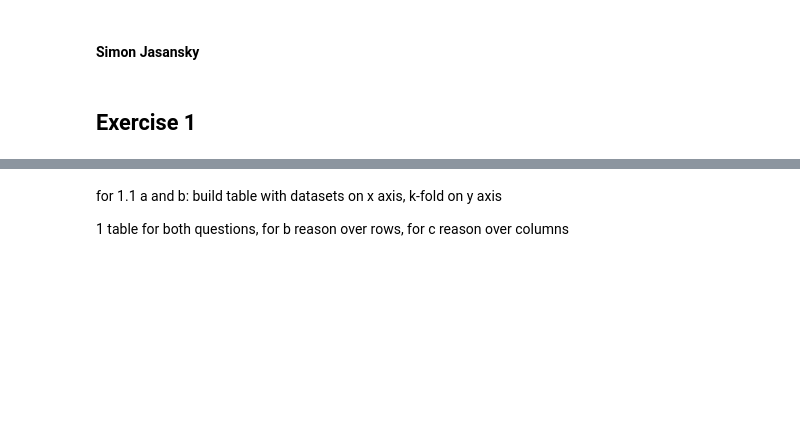
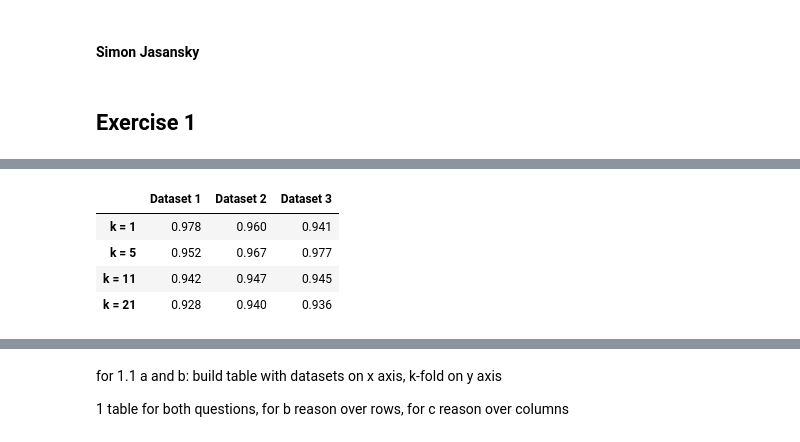
Before and after one commit to SimonJasansky/data_mining, a Jupyter notebook: assignment_2.ipynb, the cells around one changed output, grey strips where cells are left out. Drawn from its saved outputs; the diff is of its cells as text; code cells hidden in the pictures; blank space fills up the shorter version.

```diff
--- a/assignment_2.ipynb
+++ b/assignment_2.ipynb
@@ -68,0 +46,51 @@ for k in [1,5,11,21]:
+# %%
+from sklearn.model_selection import cross_val_predict
+from sklearn.neighbors import KNeighborsClassifier
+from sklearn.metrics import confusion_matrix
+from sklearn.metrics import accuracy_score
+
+
+accuracy_l = list()
+conf_mat_l = list()
+
+accuracy_df = pd.DataFrame(columns = ["dataset1", "dataset2", "dataset3"])
+conf_mt_df = pd.DataFrame
+
+# do knn with 10-fold Cross-Validation
+for i in range(0, len(exp1)):
+    #print("Dataset: " + str(i+1))
+
+    X = np.array(exp1[i][["x", "y"]])
+    Y = np.array(exp1[i]["class"])
+
+    accuracy_temp = list()
+    conf_mat_temp = list()
+
+    for k in [1,5,11,21]:
+        #print("k = " + str(k))
+        knn = KNeighborsClassifier(n_neighbors = k)
+        Y_pred = cross_val_predict(knn, X, Y, cv = 10)
+        conf_mat = confusion_matrix(Y, Y_pred)
+        accuracy = accuracy_score(Y, Y_pred)
+        accuracy_temp.append(accuracy)
+        conf_mat_temp.append(conf_mat)
+    accuracy_l.append(np.around(np.array(accuracy_temp), 3)) # round accuracy rates
+    conf_mat_l.append(conf_mat_temp)
+
+# build accuracy table
+accuracy_df = pd.DataFrame(data = accuracy_l,
+                           columns = ["k = 1", "k = 5", "k = 11", "k = 21"],
+                           index = ["Dataset 1", "Dataset 2", "Dataset 3"])
+
+# build the confusion matrix table
+conf_mat_df = pd.DataFrame(data = conf_mat_l,
+                           columns = ["k = 1", "k = 5", "k = 11", "k = 21"],
+                           index = ["Dataset 1", "Dataset 2", "Dataset 3"])
+# %%
+accuracy_df.transpose()
+# %% [output]
+|  | Dataset 1 | Dataset 2 | Dataset 3 |
+| k = 1 | 0.978 | 0.960 | 0.941 |
+| k = 5 | 0.952 | 0.967 | 0.977 |
+| k = 11 | 0.942 | 0.947 | 0.945 |
+| k = 21 | 0.928 | 0.940 | 0.936 |
```
Also changed, not shown: parts of 8 cells of this notebook.
